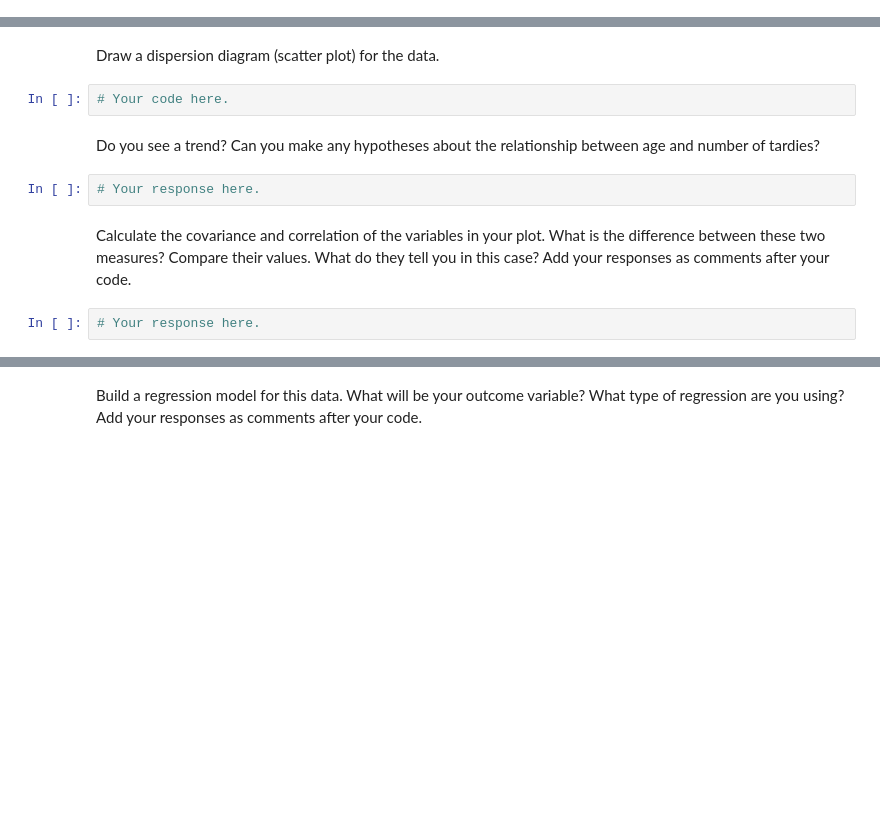
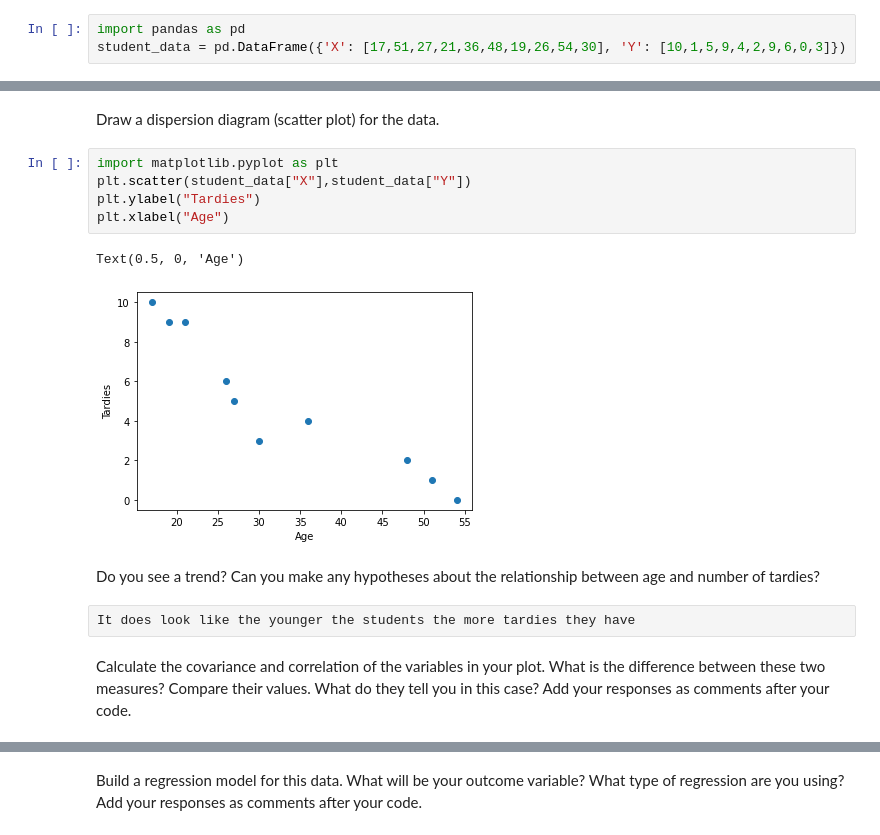
Before and after one commit to ta-datapt-bcn/lab-regression-analysis, a Jupyter notebook: your-code.ipynb, the cells around one changed output, grey strips where cells are left out. Saved outputs shown, nothing was run; the diff lists cells and outputs as text; blank space fills up the shorter version.

```diff
--- a/your-code.ipynb
+++ b/your-code.ipynb
@@ -32,0 +31,3 @@ student_data = pd.DataFrame({'X': [x_values], 'Y': [y_values]})
+# %%
+import pandas as pd
+student_data = pd.DataFrame({'X': [17,51,27,21,36,48,19,26,54,30], 'Y': [10,1,5,9,4,2,9,6,0,3]})
@@ -33,12 +48,16 @@ student_data = pd.DataFrame({'X': [x_values], 'Y': [y_values]})
 # %% [markdown]
 Draw a dispersion diagram (scatter plot) for the data.
-# %%
-# Your code here.
+# %%
+import matplotlib.pyplot as plt
+plt.scatter(student_data["X"],student_data["Y"])
+plt.ylabel("Tardies")
+plt.xlabel("Age")
+# %% [output]
+Text(0.5, 0, 'Age')
+[figure, added]
 # %% [markdown]
 Do you see a trend? Can you make any hypotheses about the relationship between age and number of tardies?
-# %%
-# Your response here.
+# %% [raw]
+It does look like the younger the students the more tardies they have
 # %% [markdown]
 Calculate the covariance and correlation of the variables in your plot. What is the difference between these two measures? Compare their values. What do they tell you in this case? Add your responses as comments after your code.
-# %%
-# Your response here.
```
Also changed, not shown: parts of 62 cells of this notebook, 1 other file.
